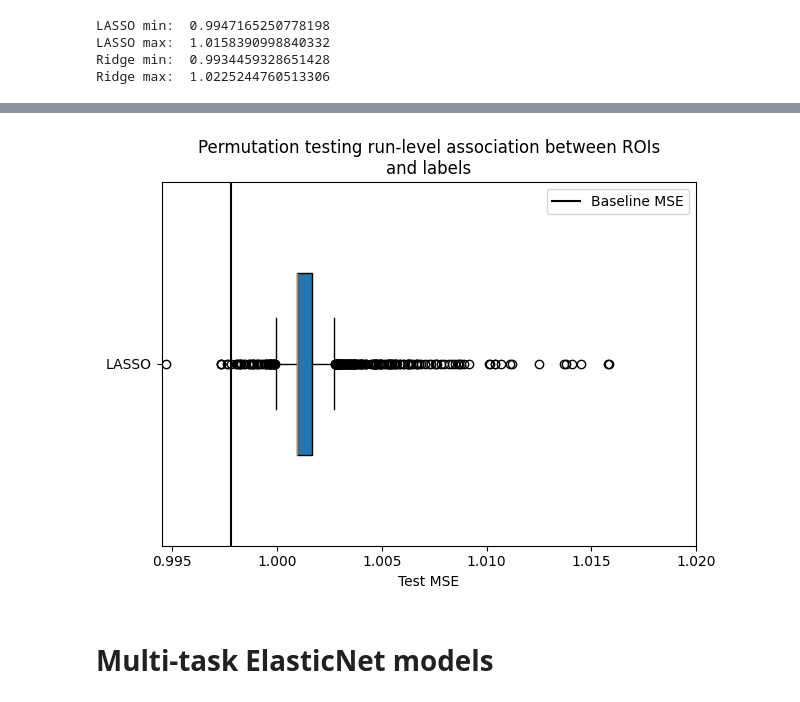
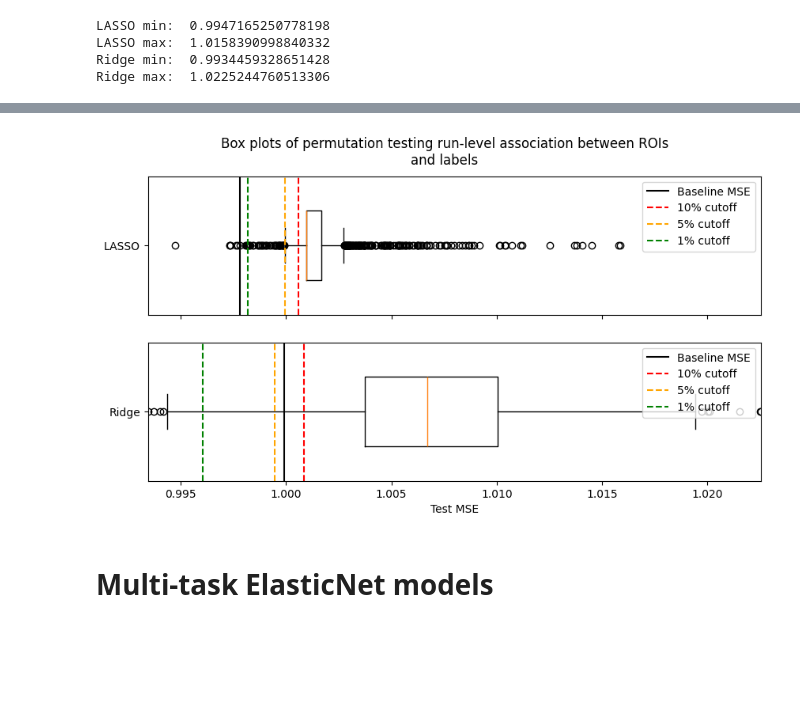
Before and after one commit to Embra-Schuilenburg/machine-learning-mechanism-of-multisensory-learning, a Jupyter notebook: nb2_model_creation.ipynb, the cells around one changed output, grey strips where cells are left out. Drawn from its saved outputs; the diff is of its cells as text; code cells hidden in the pictures; blank space fills up the shorter version.

```diff
--- a/nb2_model_creation.ipynb
+++ b/nb2_model_creation.ipynb
@@ -1408,8 +1398,25 @@ Processing permutation  900
 # %%
+lasso = permutation_test_results_lasso['permuted_mses']
+ridge = permutation_test_results_ridge['permuted_mses']
+
+lasso_baseline = permutation_test_results_lasso['baseline_mse']
+ridge_baseline = permutation_test_results_ridge['baseline_mse']
+
+lasso_q10 = np.quantile(lasso, 0.10)
+lasso_q05 = np.quantile(lasso, 0.05)
+lasso_q01 = np.quantile(lasso, 0.01)
+
+ridge_q10 = np.quantile(ridge, 0.10)
+ridge_q05 = np.quantile(ridge, 0.05)
+ridge_q01 = np.quantile(ridge, 0.01)
+
 print('LASSO min: ', np.min(permutation_test_results_lasso['permuted_mses']),
       '\nLASSO max: ', np.max(permutation_test_results_lasso['permuted_mses']),
       '\nRidge min: ', np.min(permutation_test_results_ridge['permuted_mses']),
       '\nRidge max: ', np.max(permutation_test_results_ridge['permuted_mses']))
+
+xmin = min(lasso.min(), ridge.min())
+xmax = max(lasso.max(), ridge.max())
 # %% [output]
 LASSO min:  0.9947165250778198
 LASSO max:  1.0158390998840332
@@ -1465,28 +1465,34 @@ plt.plot()
 # %%
-q10 = np.quantile(permutation_test_results_lasso['permuted_mses'], 0.10)
-q05 = np.quantile(permutation_test_results_lasso['permuted_mses'], 0.05)
-q01 = np.quantile(permutation_test_results_lasso['permuted_mses'], 0.01)
+# Boxplots
 
-plt.figure()
-
-plt.boxplot(
-    permutation_test_results_lasso['permuted_mses'],
-    vert=False,
-    widths=0.5,
-    patch_artist=True
+fig, (ax1, ax2) = plt.subplots(2, 1, sharex=True, figsize=(10, 5))
+fig.suptitle(
+    'Box plots of permutation testing run-level association between ROIs\nand labels'
 )
 
-plt.axvline(
-    permutation_test_results_lasso['baseline_mse'], color='black', label='Baseline MSE')
+ax1.boxplot(lasso, vert=False, widths=0.5)
+ax1.axvline(lasso_baseline, color='black', label='Baseline MSE')
+ax1.axvline(lasso_q10, color='red', linestyle='--', label='10% cutoff')
+ax1.axvline(lasso_q05, color='orange', linestyle='--', label='5% cutoff')
+ax1.axvline(lasso_q01, color='green', linestyle='--', label='1% cutoff')
+ax1.set_yticks([1])
+ax1.set_yticklabels(['LASSO'])
+ax1.legend(loc='upper right')
 
-plt.xlim([0.9945, 1.02])
-plt.yticks([1], ['LASSO'])
-plt.xlabel('Test MSE')
-plt.title('Permutation testing run-level association between ROIs\nand labels')
-plt.legend()
-plt.tight_layout()
+ax2.boxplot(ridge, vert=False, widths=0.5)
+ax2.axvline(ridge_baseline, color='black', label='Baseline MSE')
+ax2.axvline(ridge_q10, color='red', linestyle='--', label='10% cutoff')
+ax2.axvline(ridge_q05, color='orange', linestyle='--', label='5% cutoff')
+ax2.axvline(ridge_q01, color='green', linestyle='--', label='1% cutoff')
+ax2.set_yticks([1])
+ax2.set_yticklabels(['Ridge'])
+ax2.set_xlabel('Test MSE')
+ax2.legend(loc='upper right')
+
+ax2.set_xlim(xmin, xmax)
+
 plt.show()
 # %% [output]
-[figure, old version]
+[figure, new version]
 # %% [markdown]
 # Multi-task ElasticNet models
```
Also changed, not shown: parts of 4 cells of this notebook.
